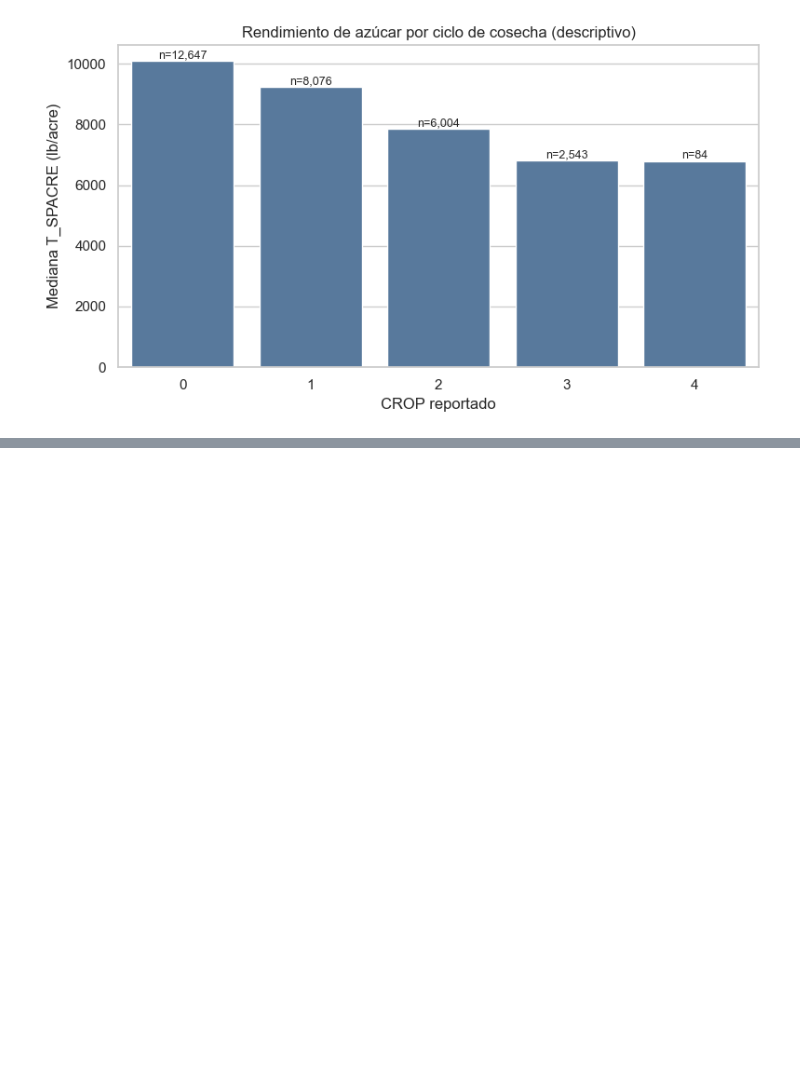
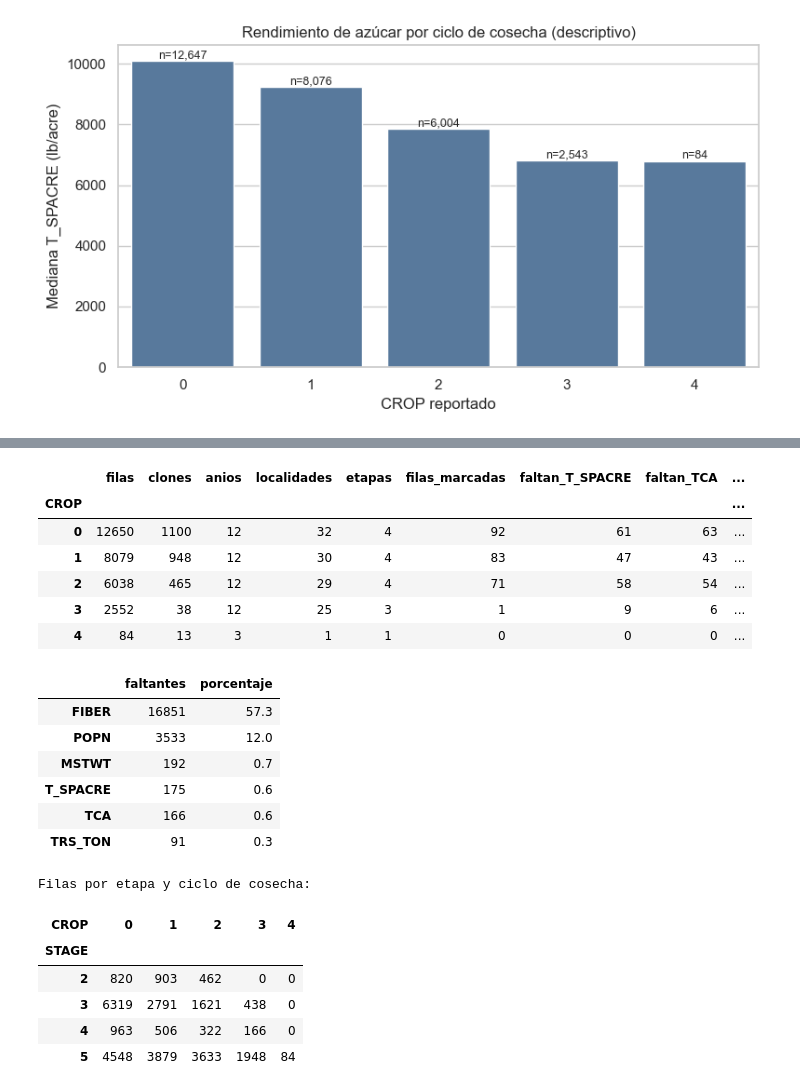
Before and after one commit to MoraVevo/prueba-tecnica-cientifico-datos-santa-ana, a Jupyter notebook: notebooks/02_perfil_eda_inicial_serie1.ipynb, the cells around one changed output, grey strips where cells are left out. Drawn from its saved outputs; the diff is of its cells as text; code cells hidden in the pictures; blank space fills up the shorter version.

Commit message:
Completa borrador analítico de Serie I

```diff
--- a/notebooks/02_perfil_eda_inicial_serie1.ipynb
+++ b/notebooks/02_perfil_eda_inicial_serie1.ipynb
@@ -214,0 +366,51 @@ La siguiente tarea es ampliar el EDA con métricas de cobertura, rangos y compar
+# %%
+RUTA_ETL = Path("../data/processed/serie1_etl_provisional.csv")
+if not RUTA_ETL.exists():
+    RUTA_ETL = Path("data/processed/serie1_etl_provisional.csv")
+if not RUTA_ETL.exists():
+    raise FileNotFoundError("Ejecuta primero: python scripts/etl_serie1.py")
+
+datos_etl = pd.read_csv(RUTA_ETL, low_memory=False)
+variables = ["T_SPACRE", "TCA", "TRS_TON", "POPN", "MSTWT", "FIBER"]
+cobertura_crop = datos_etl.groupby("CROP", dropna=False).agg(
+    filas=("CROP", "size"),
+    clones=("CLONE", "nunique"),
+    anios=("YEAR", "nunique"),
+    localidades=("LOC", "nunique"),
+    etapas=("STAGE", "nunique"),
+    filas_marcadas=("REQUIERE_REVISION", "sum"),
+)
+for variable in variables:
+    cobertura_crop[f"faltan_{variable}"] = datos_etl.groupby("CROP", dropna=False)[variable].apply(lambda serie: serie.isna().sum())
+display(cobertura_crop)
+
+faltantes = pd.DataFrame({
+    "faltantes": datos_etl[variables].isna().sum(),
+    "porcentaje": datos_etl[variables].isna().mean().mul(100).round(1),
+}).sort_values("porcentaje", ascending=False)
+display(faltantes)
+
+print("Filas por etapa y ciclo de cosecha:")
+display(datos_etl.groupby(["STAGE", "CROP"]).size().unstack(fill_value=0))
+# %% [output]
+|  | filas | clones | anios | localidades | etapas | filas_marcadas | faltan_T_SPACRE | faltan_TCA | ... |
+| CROP |  |  |  |  |  |  |  |  | ... |
+| 0 | 12650 | 1100 | 12 | 32 | 4 | 92 | 61 | 63 | ... |
+| 1 | 8079 | 948 | 12 | 30 | 4 | 83 | 47 | 43 | ... |
+| 2 | 6038 | 465 | 12 | 29 | 4 | 71 | 58 | 54 | ... |
+| 3 | 2552 | 38 | 12 | 25 | 3 | 1 | 9 | 6 | ... |
+| 4 | 84 | 13 | 3 | 1 | 1 | 0 | 0 | 0 | ... |
+|  | faltantes | porcentaje |
+| FIBER | 16851 | 57.3 |
+| POPN | 3533 | 12.0 |
+| MSTWT | 192 | 0.7 |
+| T_SPACRE | 175 | 0.6 |
+| TCA | 166 | 0.6 |
+| TRS_TON | 91 | 0.3 |
+Filas por etapa y ciclo de cosecha:
+| CROP | 0 | 1 | 2 | 3 | 4 |
+| STAGE |  |  |  |  |  |
+| 2 | 820 | 903 | 462 | 0 | 0 |
+| 3 | 6319 | 2791 | 1621 | 438 | 0 |
+| 4 | 963 | 506 | 322 | 166 | 0 |
+| 5 | 4548 | 3879 | 3633 | 1948 | 84 |
```
Also changed, not shown: parts of 8 cells of this notebook, 9 other files.
